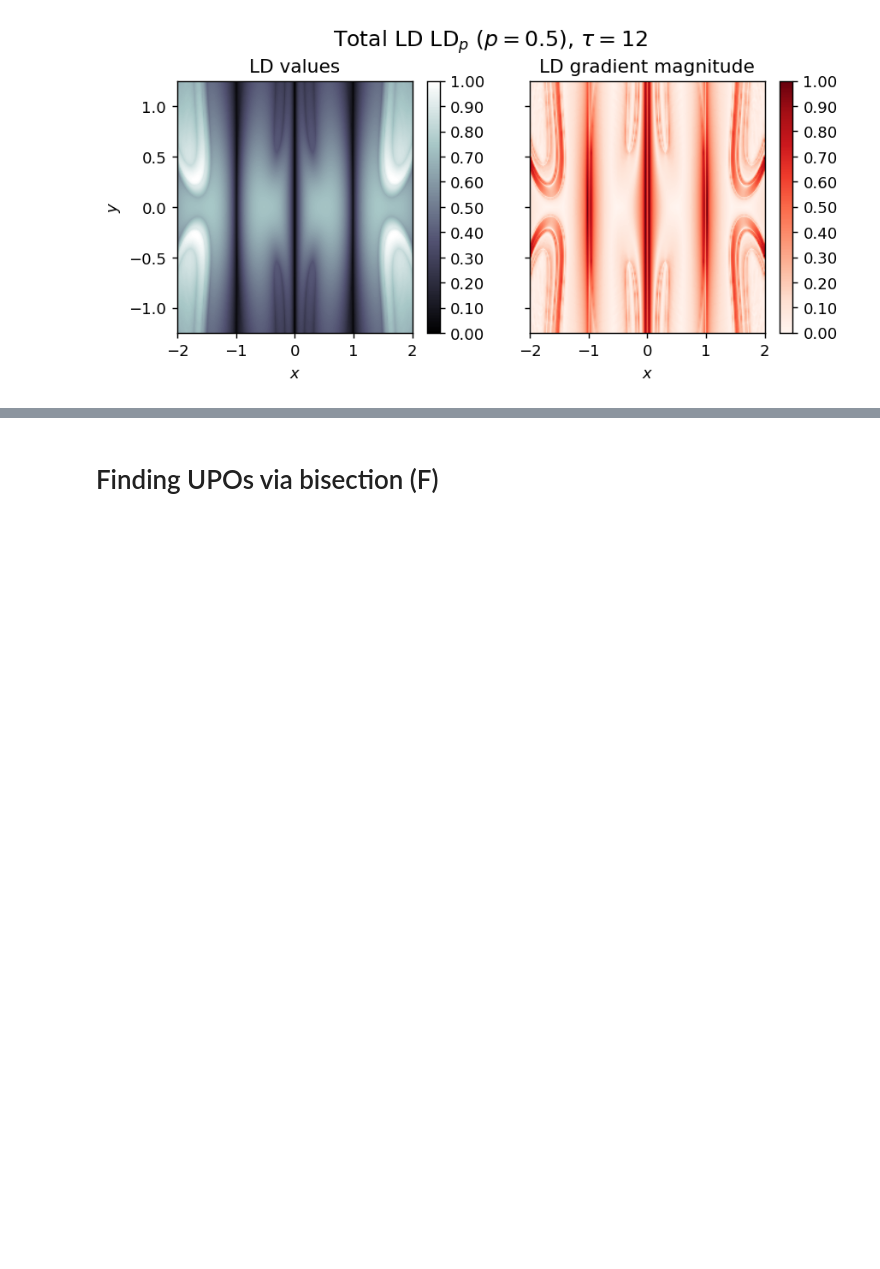
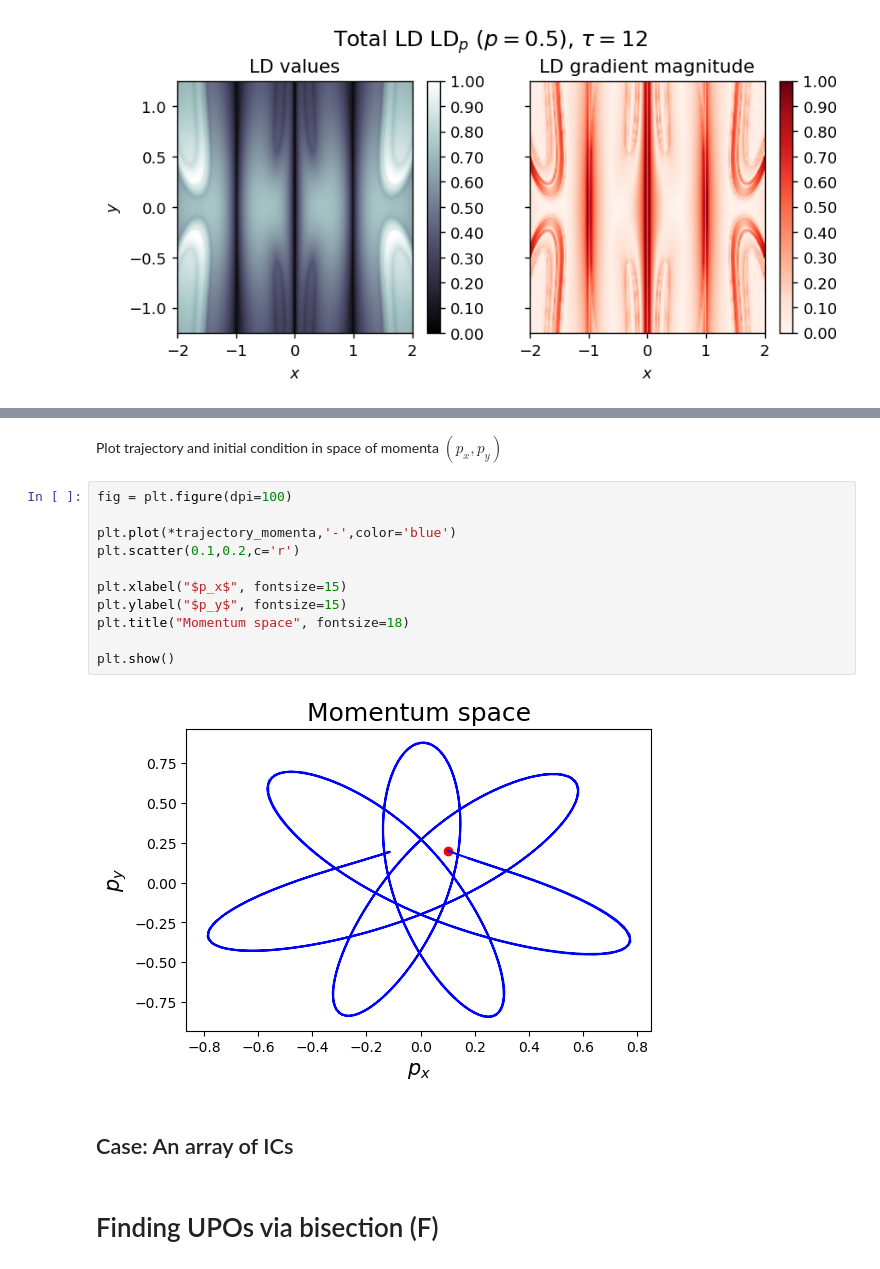
Before and after one commit to broncio123/cirque_project_champs, a Jupyter notebook: notebooks/scratch_notes.ipynb, the cells around one changed output, grey strips where cells are left out. Drawn from its saved outputs; the diff is of its cells as text; blank space fills up the shorter version.

```diff
--- a/notebooks/scratch_notes.ipynb
+++ b/notebooks/scratch_notes.ipynb
@@ -654,3 +695,20 @@ LD_values = solution.y[N_dim::N_dim+1] #values corresponding to LD
+# %% [markdown]
+Plot trajectory and initial condition in space of momenta $(p_x, p_y)$
+# %%
+fig = plt.figure(dpi=100)
+
+plt.plot(*trajectory_momenta,'-',color='blue')
+plt.scatter(0.1,0.2,c='r')
+
+plt.xlabel("$p_x$", fontsize=15)
+plt.ylabel("$p_y$", fontsize=15)
+plt.title("Momentum space", fontsize=18)
+
+plt.show()
+# %% [output]
+[figure, added]
+# %% [markdown]
+## Case: An array of ICs
 # %% [markdown]
 # Finding UPOs via bisection (F)
 # %% [markdown]
```
Also changed, not shown: parts of 35 cells of this notebook.
